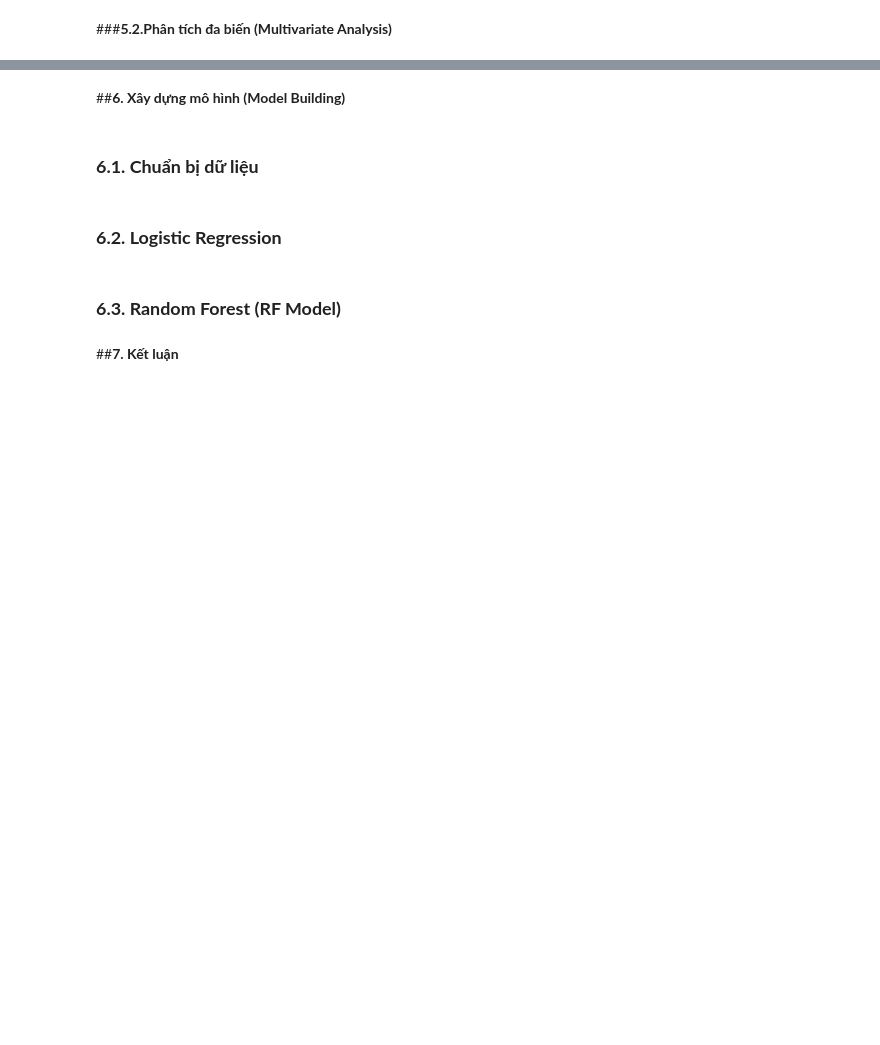
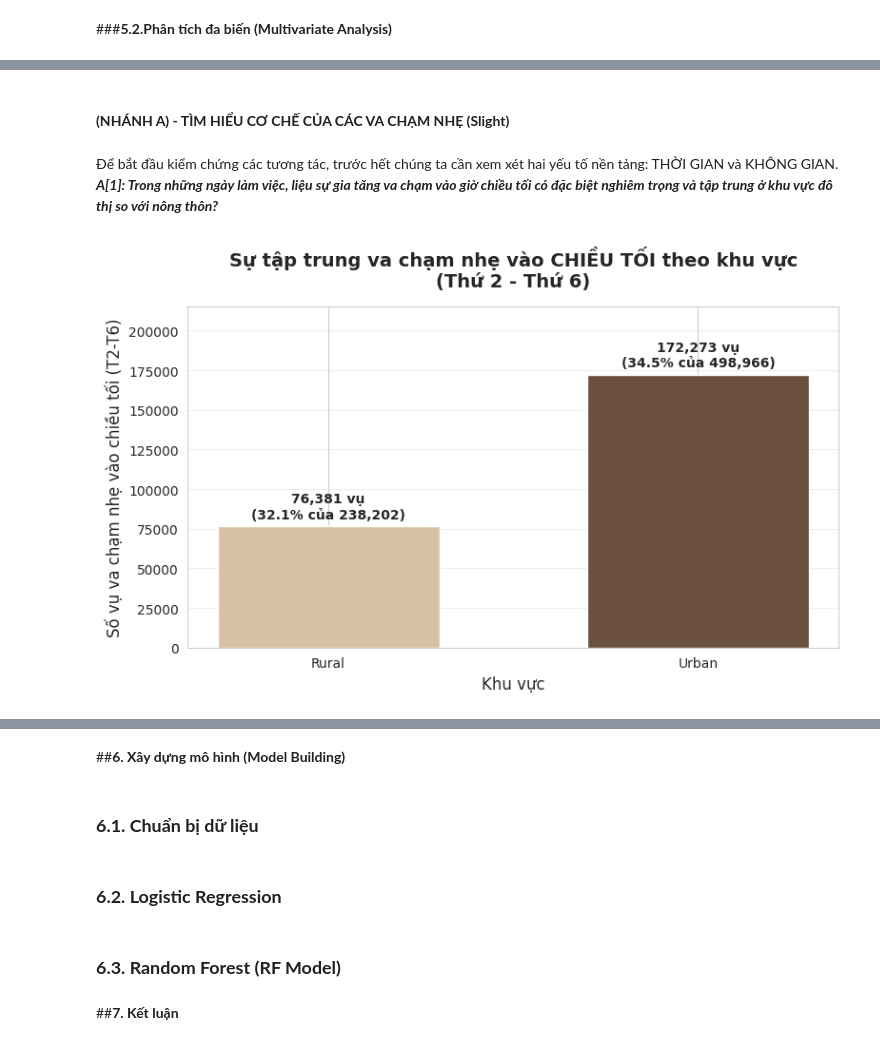
Before and after one commit to mihhwiNick/DA_project, a Jupyter notebook: UK_Road_Traffic_Accident_DA.ipynb, the cells around one changed output, grey strips where cells are left out. Saved outputs shown, nothing was run; the diff lists cells and outputs as text; code cells hidden in the pictures; blank space fills up the shorter version.

```diff
--- a/UK_Road_Traffic_Accident_DA.ipynb
+++ b/UK_Road_Traffic_Accident_DA.ipynb
@@ -1570,0 +1572,42 @@ Bây giờ, để kiểm chứng giả thuyết rằng các yếu tố **THỜI
+# %% [markdown]
+#### **(NHÁNH A) - TÌM HIỂU CƠ CHẾ CỦA CÁC VA CHẠM NHẸ (Slight)**
+# %% [markdown]
+Để bắt đầu kiểm chứng các tương tác, trước hết chúng ta cần xem xét hai yếu tố nền tảng: THỜI GIAN và KHÔNG GIAN. ***A[1]: Trong những ngày làm việc, liệu sự gia tăng va chạm vào giờ chiều tối có đặc biệt nghiêm trọng và tập trung ở khu vực đô thị so với nông thôn?***
+# %%
+# Lọc dữ liệu: va chạm nhẹ + ngày làm việc + khung giờ chiều tối
+slight_evening = merged_data[
+    (merged_data['Accident_Severity'] == 'Slight') &
+    (merged_data['Day_of_Week'].isin(['Monday','Tuesday','Wednesday','Thursday','Friday'])) &
+    (merged_data['Time_period'] == 'Chiều tối')
+]
+
+evening_counts = slight_evening['Urban_or_Rural_Area'].value_counts().sort_index()
+slight_weekday_total = merged_data[
+    (merged_data['Accident_Severity'] == 'Slight') &
+    (merged_data['Day_of_Week'].isin(['Monday','Tuesday','Wednesday','Thursday','Friday']))
+]
+total_counts = slight_weekday_total['Urban_or_Rural_Area'].value_counts().sort_index()
+evening_ratio = (evening_counts / total_counts * 100).round(1)
+
+# Vẽ BIỂU ĐỒ
+plt.figure(figsize=(8, 5))
+bars = plt.bar(evening_counts.index, evening_counts.values, color=['#D6C1A3', '#6B4F3F'], width=0.6)
+
+plt.title('Sự tập trung va chạm nhẹ vào CHIỀU TỐI theo khu vực\n(Thứ 2 - Thứ 6)',
+          fontweight='bold', pad=15, fontsize=14)
+plt.xlabel('Khu vực', fontsize=12)
+plt.ylabel('Số vụ va chạm nhẹ vào chiều tối (T2-T6)', fontsize=12)
+
+# Ghi số vụ + Tỷ lệ
+for bar, count, ratio, total in zip(bars, evening_counts.values, evening_ratio.values, total_counts.values):
+    height = bar.get_height()
+    text = f'{count:,} vụ\n({ratio}% của {total:,})'
+    plt.text(bar.get_x() + bar.get_width()/2., height + max(evening_counts.values)*0.02,
+             text, ha='center', va='bottom', fontsize=10, fontweight='bold')
+
+plt.grid(axis='y', alpha=0.3)
+plt.ylim(0, max(evening_counts.values) * 1.25)
+plt.tight_layout()
+plt.show()
+# %% [output]
+[figure, added]
```
Also changed, not shown: parts of 12 cells of this notebook.
